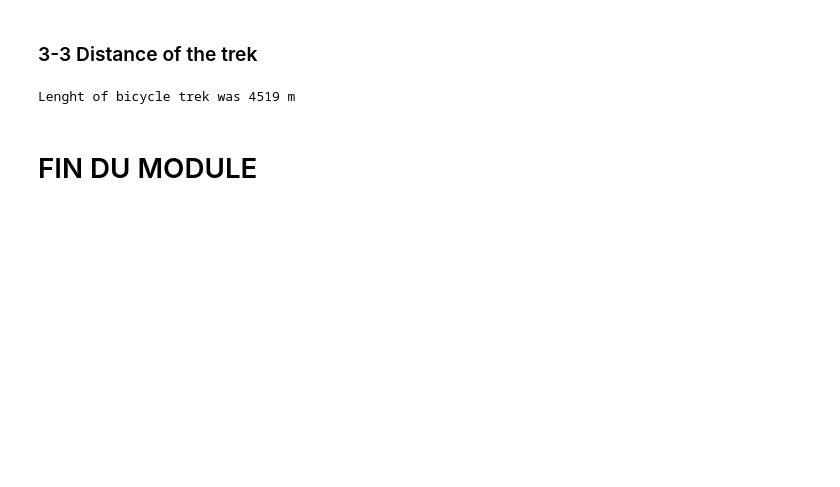
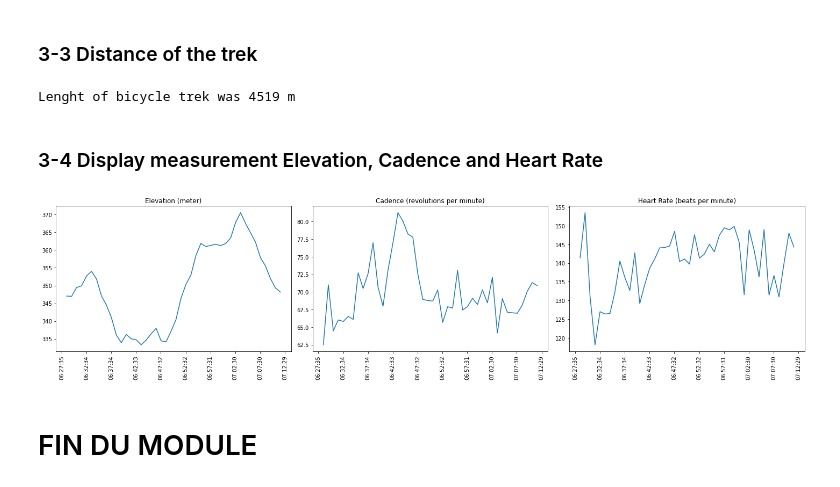
Before and after one commit to BernardRaust/ASD-5000F, a Jupyter notebook: Create Hums message.ipynb, the cells around one changed output. Saved outputs shown, nothing was run; the diff lists cells and outputs as text; code cells hidden in the pictures; blank space fills up the shorter version.

Commit message:
Display Trek data
Display Trek information integrated in python module

```diff
--- a/Create Hums message.ipynb
+++ b/Create Hums message.ipynb
@@ -646,3 +642,5 @@ distance = int(df['Distance'].sum()*1000)
 print(f"Lenght of bicycle trek was {distance} m")
 # %% [output]
 Lenght of bicycle trek was 4519 m
+# %% [markdown]
+### 3-4 Display measurement Elevation, Cadence and Heart Rate
@@ -649,2 +650,35 @@ Lenght of bicycle trek was 4519 m
+# %%
+# Compute timestamp value to have 10 intervals on x axis
+df.index = pd.to_datetime(df.index)                             # convert index value to datetime
+ts_loc = pd.to_datetime(np.linspace(df.index[0].value,
+                                    df.index[-1].value, 10))    # compute 10 intervals
+ts_loc = ts_loc.round(freq='S')                                 # round tick timestamp to second
+ts_names = ([df.loc[ts_loc[i],'Time'] for i in range(0,10)])    # get time associated to tick place
+
+fig, ax = plt.subplots(figsize=(20, 5))
+
+sample=60
+
+ax1 = plt.subplot(1,3,1)
+ax1.plot(df['Elevation'].rolling(sample).mean()[::sample])
+ax1.set_title('Elevation (meter)')
+ax1.set_xticks(ts_loc, minor=False)
+ax1.set_xticklabels(ts_names, rotation="vertical")
+
+ax2 = plt.subplot(1,3,2)
+ax2.plot(df['Cadence'].rolling(sample).mean()[::sample])
+ax2.set_title('Cadence (revolutions per minute)')
+ax2.set_xticks(ts_loc, minor=False)
+ax2.set_xticklabels(ts_names, rotation="vertical")
+
+ax3 = plt.subplot(1,3,3)
+ax3.plot(df['HeartRate'].rolling(sample).mean()[::sample])
+ax3.set_title('Heart Rate (beats per minute)')
+ax3.set_xticks(ts_loc, minor=False)
+ax3.set_xticklabels(ts_names, rotation="vertical")
+
+fig.tight_layout()
+# %% [output]
+[figure, added]
 # %% [markdown]
 # FIN DU MODULE
```
Also changed, not shown: parts of 14 cells of this notebook.
